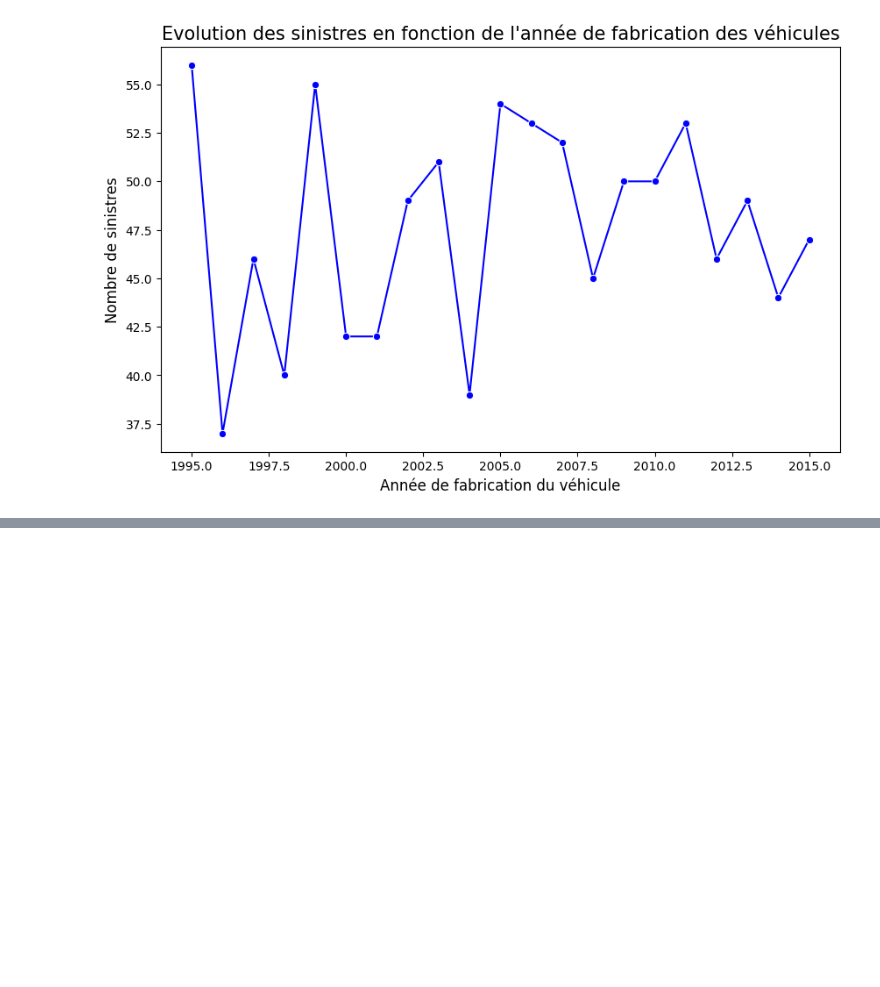
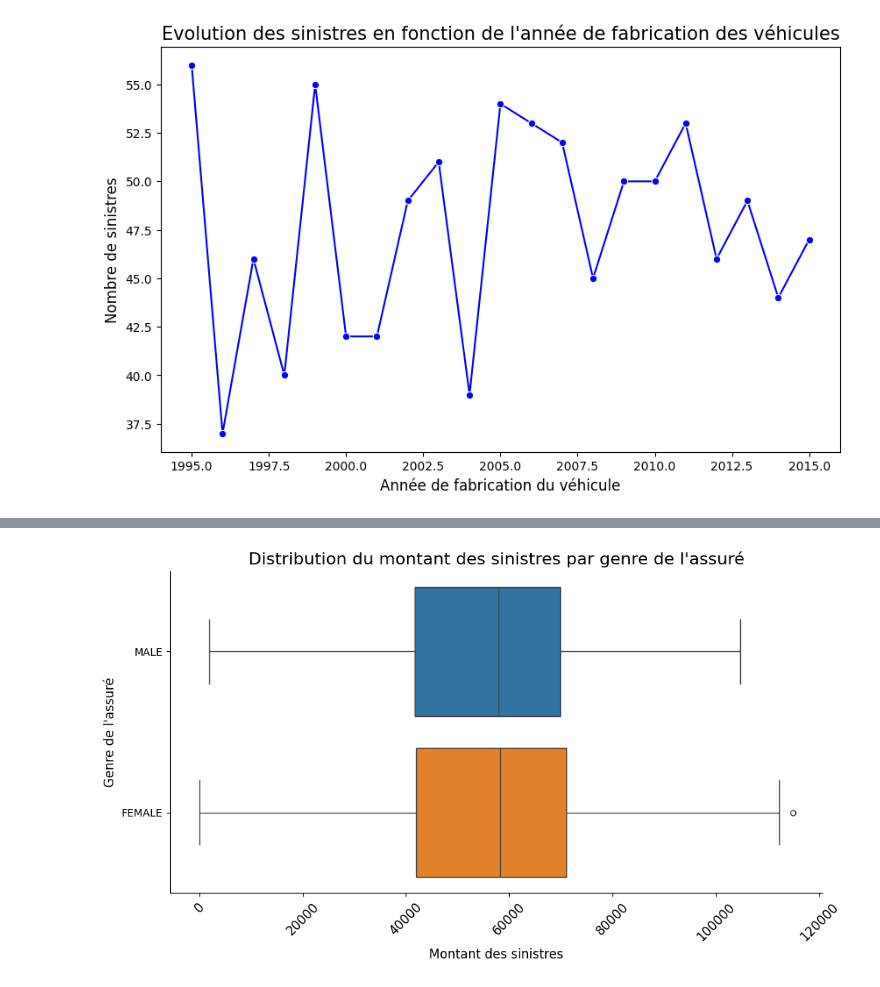
Before and after one commit to DataScientest-Studio/sep25cds_predisinistre, a Jupyter notebook: notebooks/Pred_Sin_EDA.ipynb, the cells around one changed output, grey strips where cells are left out. Cells and saved outputs as stored; diff of their text form; code cells hidden in the pictures; blank space fills up the shorter version.

Commit message:
ajout de l'analyse multivariée des variables

```diff
--- a/notebooks/Pred_Sin_EDA.ipynb
+++ b/notebooks/Pred_Sin_EDA.ipynb
@@ -749,0 +802,18 @@ plt.ylabel("Nombre de sinistres", fontsize=12);
+# %%
+# Distribution du salaire par genre de l'assuré
+sns.catplot(
+    data=data,x="total_claim_amount",
+    y="insured_sex", hue="insured_sex",
+    kind="box", height=5, aspect=2,
+)
+# Ajout du titre du graphique
+plt.title("Distribution du montant des sinistres par genre de l'assuré", fontsize=16)
+
+# Rotation des étiquettes de l'axe x
+plt.xticks(rotation=45, fontsize=12)
+
+# Etiquettage des axes
+plt.xlabel("Montant des sinistres", fontsize=12)
+plt.ylabel("Genre de l'assuré", fontsize=12);
+# %% [output]
+[figure, added]
```
Also changed, not shown: parts of 18 cells of this notebook.
